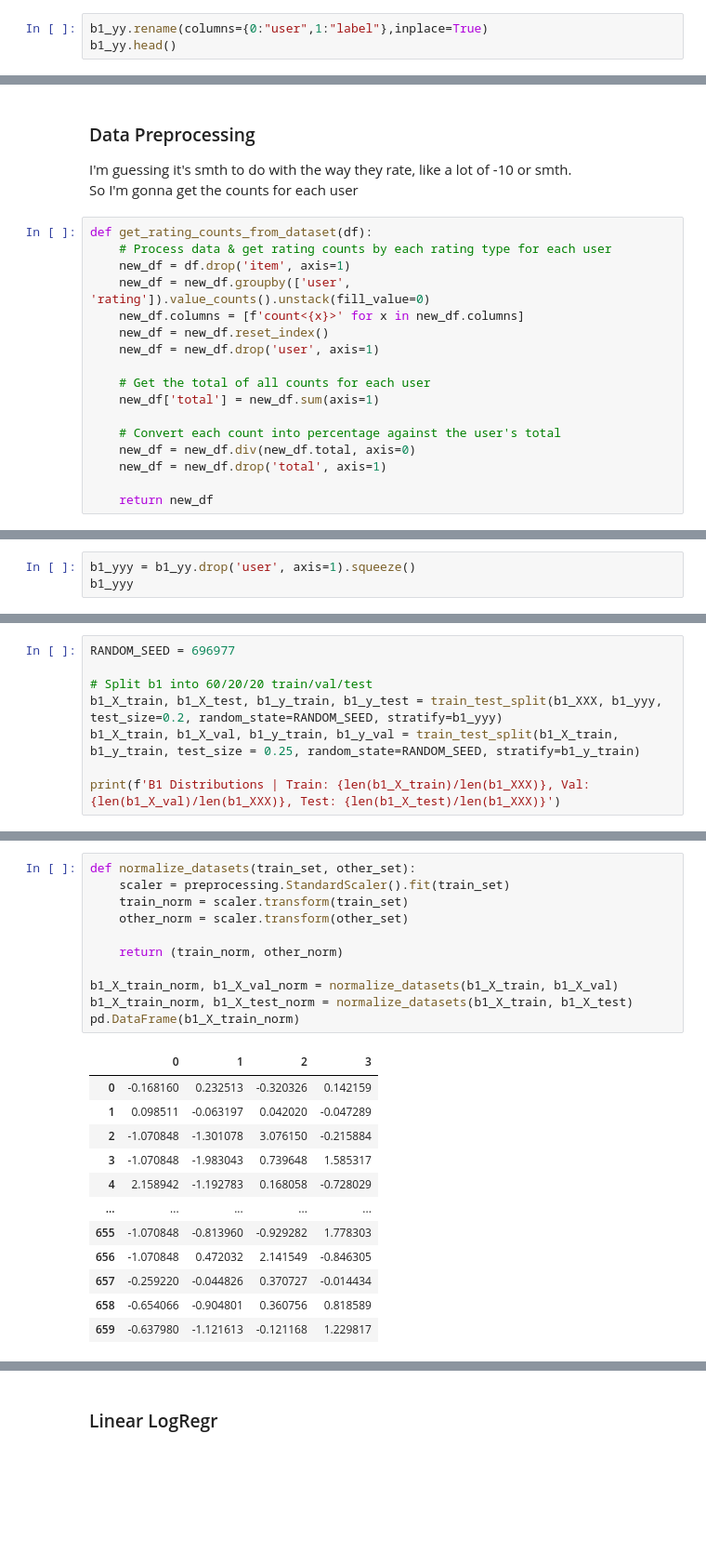
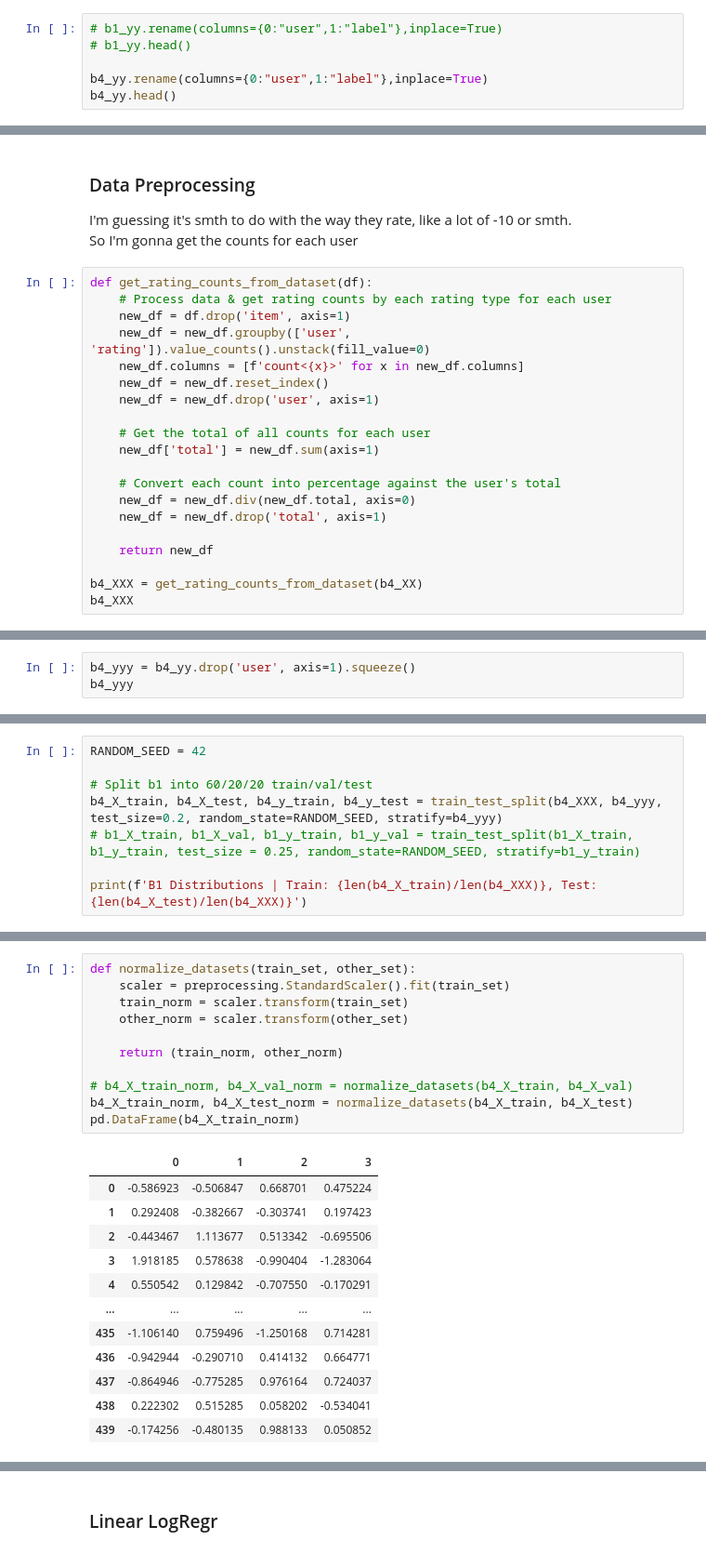
Before and after one commit to JET2001/cs421-project, a Jupyter notebook: alex/alex_v3_include_batch2.ipynb, the cells around one changed output, grey strips where cells are left out. Shown at 93% size. Cells and saved outputs as stored; diff of their text form; blank space fills up the shorter version.

```diff
--- a/alex/alex_v3_include_batch2.ipynb
+++ b/alex/alex_v3_include_batch2.ipynb
@@ -105,5 +106,8 @@ b2_XX.head()
 # %%
-b1_yy.rename(columns={0:"user",1:"label"},inplace=True)
-b1_yy.head()
+# b1_yy.rename(columns={0:"user",1:"label"},inplace=True)
+# b1_yy.head()
+
+b4_yy.rename(columns={0:"user",1:"label"},inplace=True)
+b4_yy.head()
 # %% [output]
 |  | user | label |
@@ -214,3 +196,6 @@ def get_rating_counts_from_dataset(df):
     new_df = new_df.drop('total', axis=1)
 
     return new_df
+
+b4_XXX = get_rating_counts_from_dataset(b4_XX)
+b4_XXX
@@ -234,4 +216,4 @@ b1_XXX
 # %%
-b1_yyy = b1_yy.drop('user', axis=1).squeeze()
-b1_yyy
+b4_yyy = b4_yy.drop('user', axis=1).squeeze()
+b4_yyy
 # %% [output]
@@ -253,9 +232,9 @@ b2_yyy = b2_yy.drop('user', axis=1).squeeze()
 # %%
-RANDOM_SEED = 696977
+RANDOM_SEED = 42
 
 # Split b1 into 60/20/20 train/val/test
-b1_X_train, b1_X_test, b1_y_train, b1_y_test = train_test_split(b1_XXX, b1_yyy, test_size=0.2, random_state=RANDOM_SEED, stratify=b1_yyy)
-b1_X_train, b1_X_val, b1_y_train, b1_y_val = train_test_split(b1_X_train, b1_y_train, test_size = 0.25, random_state=RANDOM_SEED, stratify=b1_y_train)
+b4_X_train, b4_X_test, b4_y_train, b4_y_test = train_test_split(b4_XXX, b4_yyy, test_size=0.2, random_state=RANDOM_SEED, stratify=b4_yyy)
+# b1_X_train, b1_X_val, b1_y_train, b1_y_val = train_test_split(b1_X_train, b1_y_train, test_size = 0.25, random_state=RANDOM_SEED, stratify=b1_y_train)
 
-print(f'B1 Distributions | Train: {len(b1_X_train)/len(b1_XXX)}, Val: {len(b1_X_val)/len(b1_XXX)}, Test: {len(b1_X_test)/len(b1_XXX)}')
+print(f'B1 Distributions | Train: {len(b4_X_train)/len(b4_XXX)}, Test: {len(b4_X_test)/len(b4_XXX)}')
 # %% [output]
@@ -263,24 +242,24 @@ B1 Distributions | Train: 0.6, Val: 0.2, Test: 0.2
 # %%
 def normalize_datasets(train_set, other_set):
     scaler = preprocessing.StandardScaler().fit(train_set)
     train_norm = scaler.transform(train_set)
     other_norm = scaler.transform(other_set)
 
     return (train_norm, other_norm)
 
-b1_X_train_norm, b1_X_val_norm = normalize_datasets(b1_X_train, b1_X_val)
-b1_X_train_norm, b1_X_test_norm = normalize_datasets(b1_X_train, b1_X_test)
-pd.DataFrame(b1_X_train_norm)
+# b4_X_train_norm, b4_X_val_norm = normalize_datasets(b4_X_train, b4_X_val)
+b4_X_train_norm, b4_X_test_norm = normalize_datasets(b4_X_train, b4_X_test)
+pd.DataFrame(b4_X_train_norm)
 # %% [output]
 |  | 0 | 1 | 2 | 3 |
-| 0 | -0.168160 | 0.232513 | -0.320326 | 0.142159 |
-| 1 | 0.098511 | -0.063197 | 0.042020 | -0.047289 |
-| 2 | -1.070848 | -1.301078 | 3.076150 | -0.215884 |
-| 3 | -1.070848 | -1.983043 | 0.739648 | 1.585317 |
-| 4 | 2.158942 | -1.192783 | 0.168058 | -0.728029 |
+| 0 | -0.586923 | -0.506847 | 0.668701 | 0.475224 |
+| 1 | 0.292408 | -0.382667 | -0.303741 | 0.197423 |
+| 2 | -0.443467 | 1.113677 | 0.513342 | -0.695506 |
+| 3 | 1.918185 | 0.578638 | -0.990404 | -1.283064 |
+| 4 | 0.550542 | 0.129842 | -0.707550 | -0.170291 |
 | ... | ... | ... | ... | ... |
-| 655 | -1.070848 | -0.813960 | -0.929282 | 1.778303 |
-| 656 | -1.070848 | 0.472032 | 2.141549 | -0.846305 |
-| 657 | -0.259220 | -0.044826 | 0.370727 | -0.014434 |
-| 658 | -0.654066 | -0.904801 | 0.360756 | 0.818589 |
-| 659 | -0.637980 | -1.121613 | -0.121168 | 1.229817 |
+| 435 | -1.106140 | 0.759496 | -1.250168 | 0.714281 |
+| 436 | -0.942944 | -0.290710 | 0.414132 | 0.664771 |
+| 437 | -0.864946 | -0.775285 | 0.976164 | 0.724037 |
+| 438 | 0.222302 | 0.515285 | 0.058202 | -0.534041 |
+| 439 | -0.174256 | -0.480135 | 0.988133 | 0.050852 |
```
Also changed, not shown: parts of 21 cells of this notebook.
